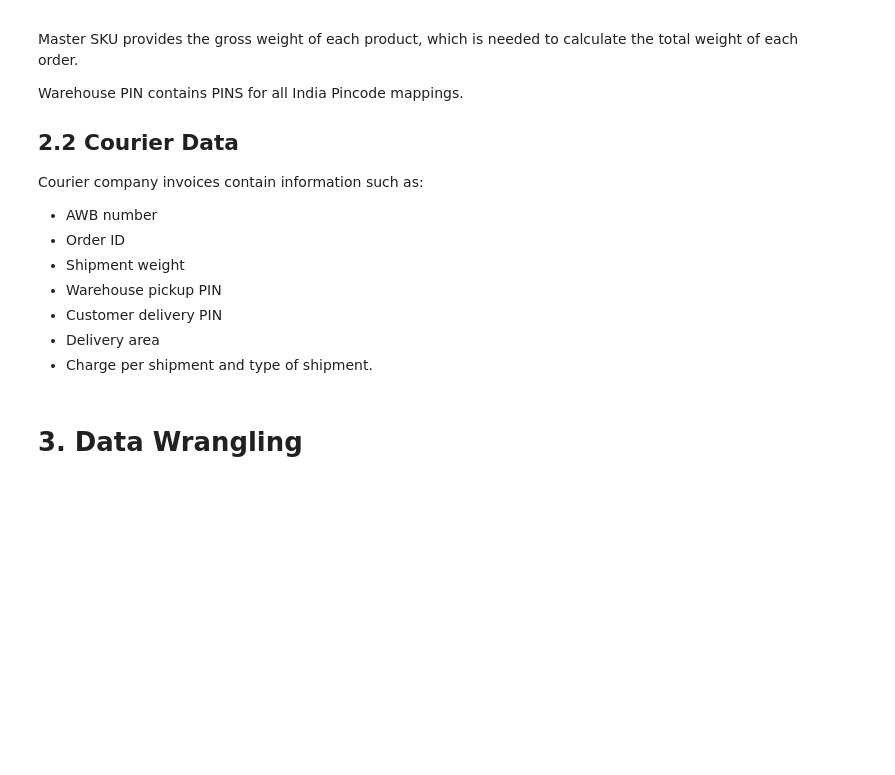
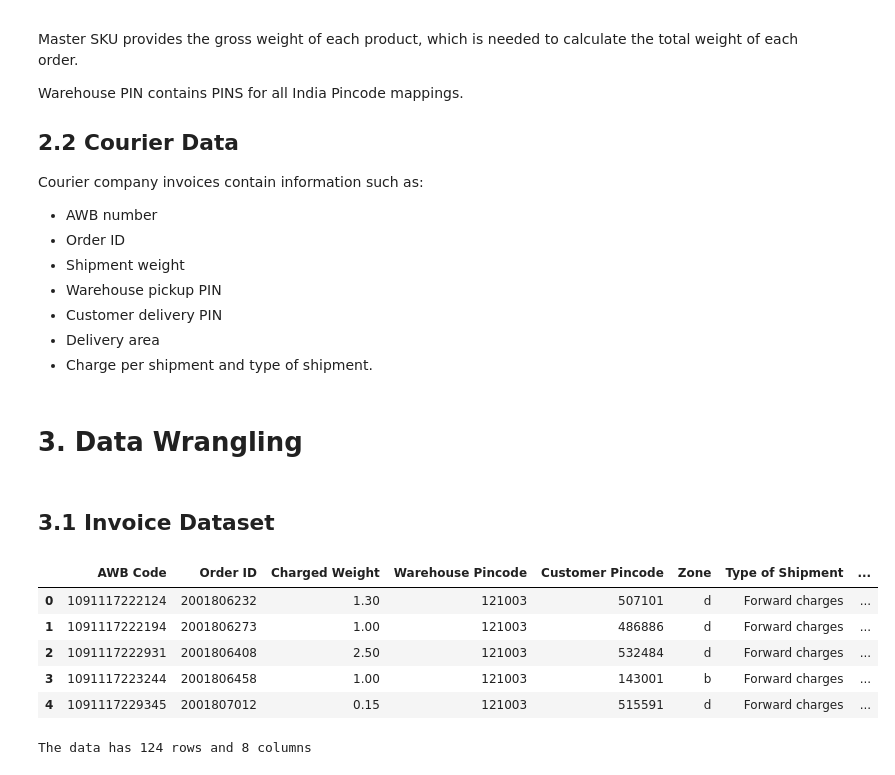
Before and after one commit to Mercy-Njambi/B2B-Ecommerce-Fraud, a Jupyter notebook: notebooks/Data Analysis.ipynb, the cells around one changed output. Saved outputs shown, nothing was run; the diff lists cells and outputs as text; code cells hidden in the pictures; blank space fills up the shorter version.

```diff
--- a/notebooks/Data Analysis.ipynb
+++ b/notebooks/Data Analysis.ipynb
@@ -54,3 +54,22 @@ sku_master = pd.read_csv(r'C:\Users\w.selen.KEEMBLT0011\Desktop\Mercy\DataScienc
 pincodes = pd.read_csv(r'C:\Users\w.selen.KEEMBLT0011\Desktop\Mercy\DataScience\B2B Ecommerce Fraud\data\raw\b2b\pincodes.csv')
 order_report = pd.read_csv(r'C:\Users\w.selen.KEEMBLT0011\Desktop\Mercy\DataScience\B2B Ecommerce Fraud\data\raw\b2b\Order Report.csv')
 courier_rates = pd.read_csv(r'C:\Users\w.selen.KEEMBLT0011\Desktop\Mercy\DataScience\B2B Ecommerce Fraud\data\raw\b2b\Courier Company - Rates.csv')
+# %% [markdown]
+## 3.1 Invoice Dataset
+# %%
+# previewing the data
+
+invoice.head()
+# %% [output]
+|  | AWB Code | Order ID | Charged Weight | Warehouse Pincode | Customer Pincode | Zone | Type of Shipment | ... |
+| 0 | 1091117222124 | 2001806232 | 1.30 | 121003 | 507101 | d | Forward charges | ... |
+| 1 | 1091117222194 | 2001806273 | 1.00 | 121003 | 486886 | d | Forward charges | ... |
+| 2 | 1091117222931 | 2001806408 | 2.50 | 121003 | 532484 | d | Forward charges | ... |
+| 3 | 1091117223244 | 2001806458 | 1.00 | 121003 | 143001 | b | Forward charges | ... |
+| 4 | 1091117229345 | 2001807012 | 0.15 | 121003 | 515591 | d | Forward charges | ... |
+# %%
+# checking the shape of the data
+
+print(f"The data has {invoice.shape[0]} rows and {invoice.shape[1]} columns")
+# %% [output]
+The data has 124 rows and 8 columns
```
Also changed, not shown: parts of 25 cells of this notebook.
